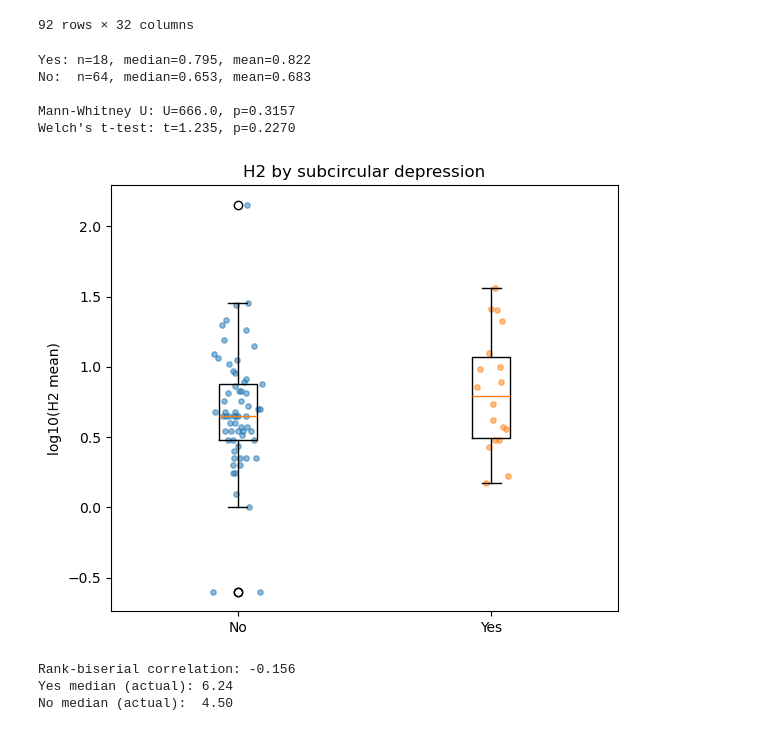
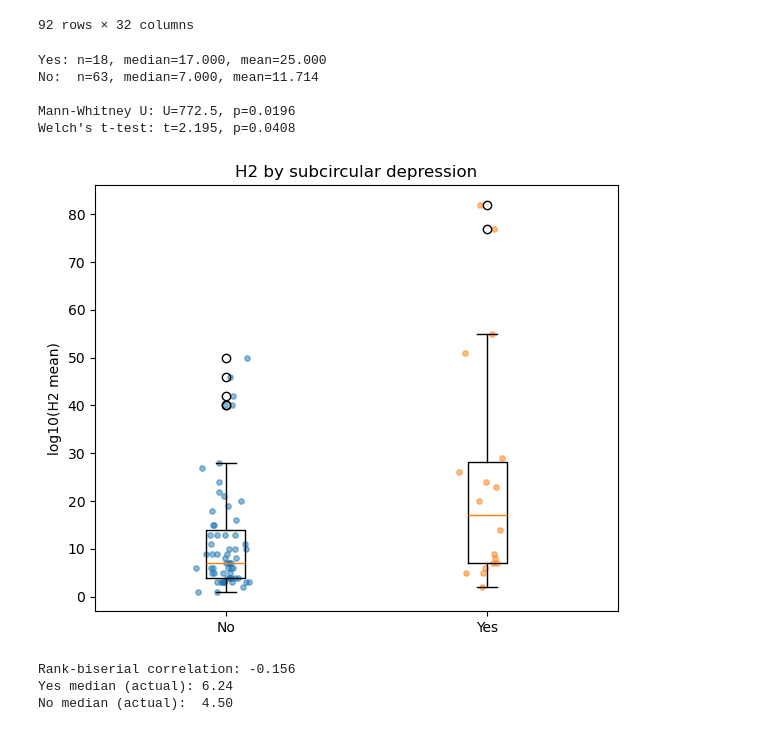
Before and after one commit to willhcm/scd-detection, a Jupyter notebook: code/notebooks/field/values.ipynb, the cells around one changed output. Drawn from its saved outputs; the diff is of its cells as text; code cells hidden in the pictures.

```diff
--- a/code/notebooks/field/values.ipynb
+++ b/code/notebooks/field/values.ipynb
@@ -36,35 +36,36 @@ df['log_mean'] = np.log10(df['mean'])
 # %%
 import numpy as np
 from scipy import stats
 import matplotlib.pyplot as plt
 
-yes_vals = df.loc[df['SCD?'] == 'Yes', 'log_mean']
-no_vals = df.loc[df['SCD?'] == 'No', 'log_mean']
+yes_vals = df.loc[df['SCD?'] == 'Yes', 'H2Max']
+no_vals = df.loc[df['SCD?'] == 'No', 'H2Max']
 
+no_vals = no_vals[no_vals < 100]
 print(f"Yes: n={len(yes_vals)}, median={yes_vals.median():.3f}, mean={yes_vals.mean():.3f}")
 print(f"No:  n={len(no_vals)}, median={no_vals.median():.3f}, mean={no_vals.mean():.3f}")
 
 u_stat, u_p = stats.mannwhitneyu(yes_vals, no_vals, alternative='two-sided')
 t_stat, t_p = stats.ttest_ind(yes_vals, no_vals, equal_var=False)
 
 print(f"\nMann-Whitney U: U={u_stat:.1f}, p={u_p:.4f}")
 print(f"Welch's t-test: t={t_stat:.3f}, p={t_p:.4f}")
 
 fig, ax = plt.subplots(figsize=(6, 5))
 ax.boxplot([no_vals, yes_vals], labels=['No', 'Yes'])
 ax.scatter(np.random.normal(1, 0.04, len(no_vals)), no_vals, alpha=0.5, s=15)
 ax.scatter(np.random.normal(2, 0.04, len(yes_vals)), yes_vals, alpha=0.5, s=15)
 ax.set_ylabel('log10(H2 mean)')
 ax.set_title('H2 by subcircular depression')
 plt.tight_layout()
 plt.show()
 # %% [output]
-Yes: n=18, median=0.795, mean=0.822
-No:  n=64, median=0.653, mean=0.683
+Yes: n=18, median=17.000, mean=25.000
+No:  n=63, median=7.000, mean=11.714
 
-Mann-Whitney U: U=666.0, p=0.3157
-Welch's t-test: t=1.235, p=0.2270
+Mann-Whitney U: U=772.5, p=0.0196
+Welch's t-test: t=2.195, p=0.0408
-[figure, old version]
+[figure, new version]
 # %%
 from scipy import stats
 
```
Also changed, not shown: 13 other files.
